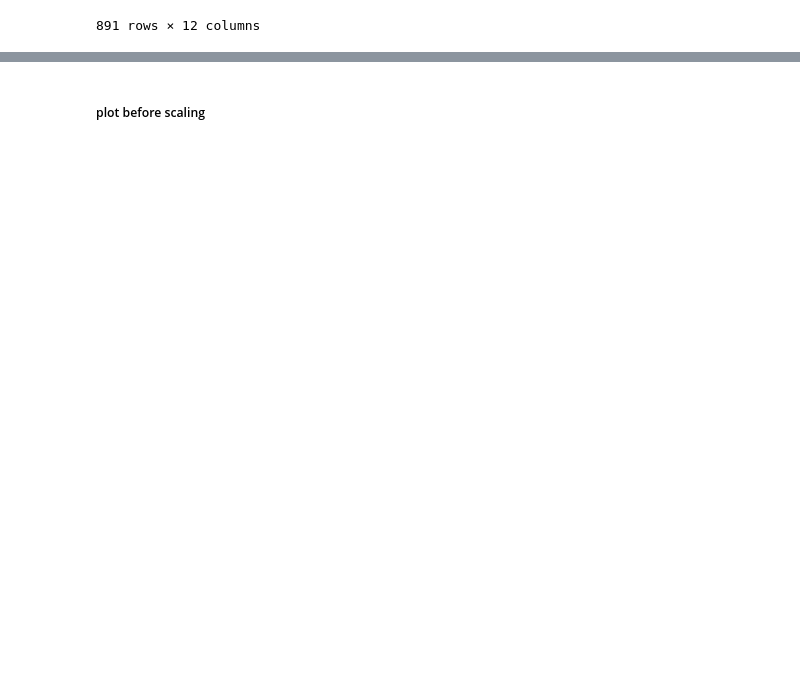
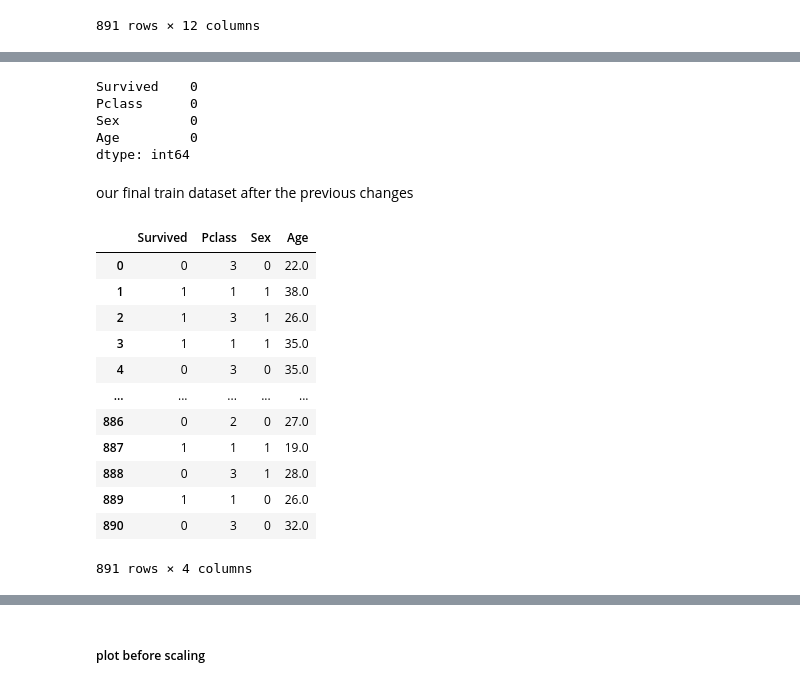
Before and after one commit to markopolo139/DataMiningAssignment1, a Jupyter notebook: notebook1.ipynb, the cells around one changed output, grey strips where cells are left out. Cells and saved outputs as stored; diff of their text form; code cells hidden in the pictures; blank space fills up the shorter version.

```diff
--- a/notebook1.ipynb
+++ b/notebook1.ipynb
@@ -65,0 +93,26 @@ numeric_columns = ['Age', 'Fare', 'SibSp', 'Parch']
+# %%
+titanic_train.isnull().sum()
+# %% [output]
+Survived    0
+Pclass      0
+Sex         0
+Age         0
+dtype: int64
+# %% [markdown]
+our final train dataset after the previous changes
+# %%
+titanic_train
+# %% [output]
+|  | Survived | Pclass | Sex | Age |
+| 0 | 0 | 3 | 0 | 22.0 |
+| 1 | 1 | 1 | 1 | 38.0 |
+| 2 | 1 | 3 | 1 | 26.0 |
+| 3 | 1 | 1 | 1 | 35.0 |
+| 4 | 0 | 3 | 0 | 35.0 |
+| ... | ... | ... | ... | ... |
+| 886 | 0 | 2 | 0 | 27.0 |
+| 887 | 1 | 1 | 1 | 19.0 |
+| 888 | 0 | 3 | 1 | 28.0 |
+| 889 | 1 | 1 | 0 | 26.0 |
+| 890 | 0 | 3 | 0 | 32.0 |
+891 rows × 4 columns
```
Also changed, not shown: parts of 24 cells of this notebook.
